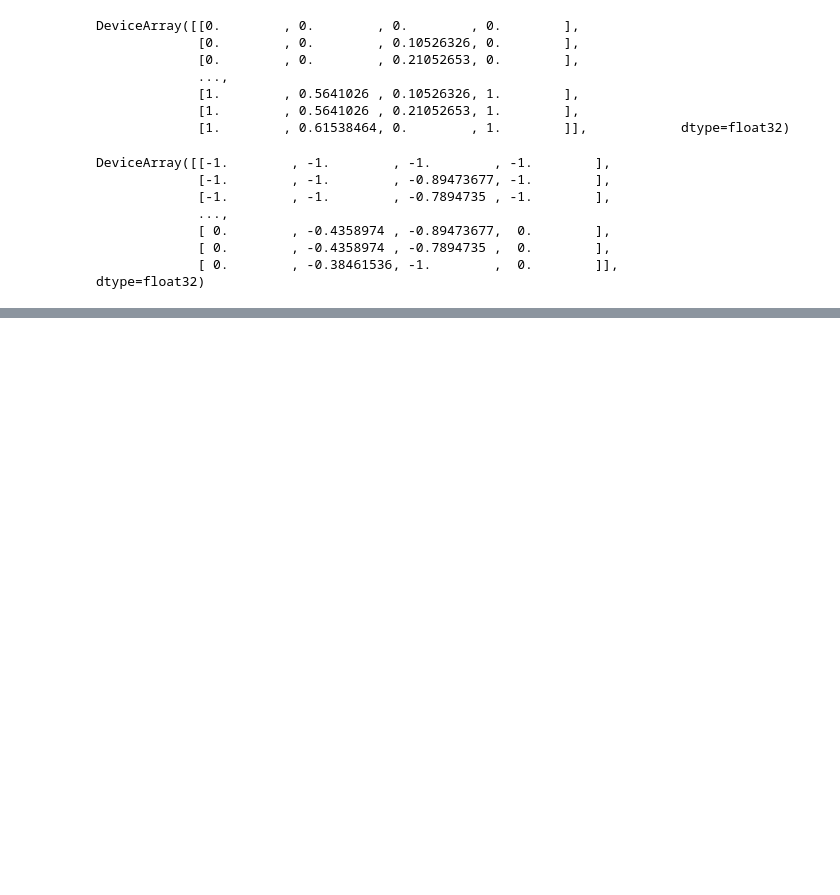
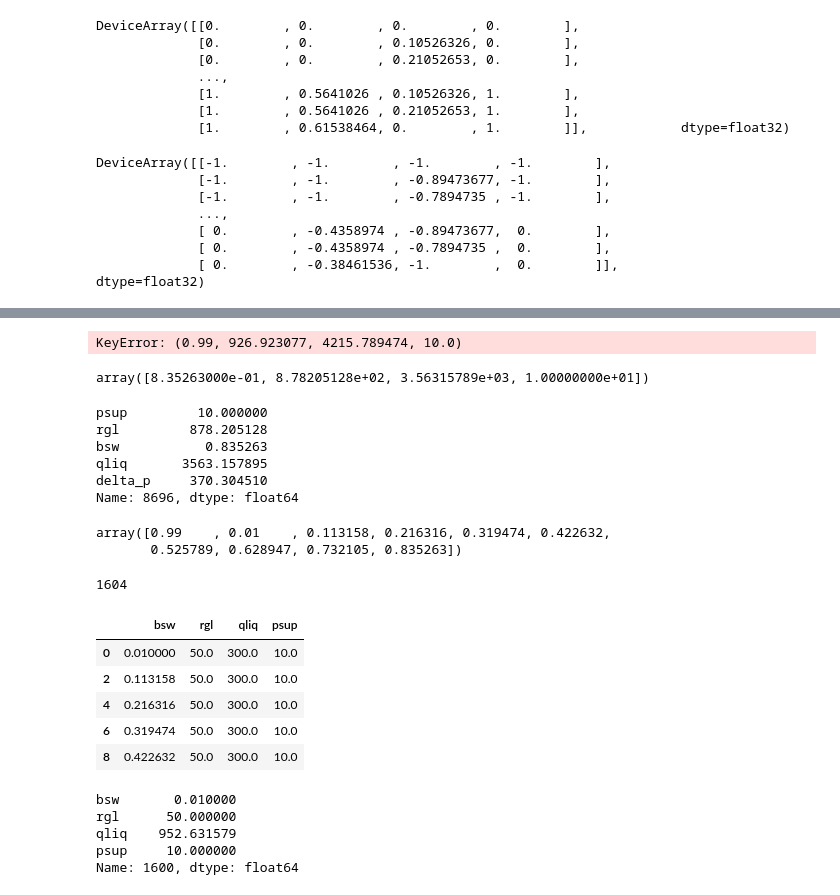
Before and after one commit to brunompacheco/relu-or-pwl, a Jupyter notebook: main.ipynb, the cells around one changed output, grey strips where cells are left out. Cells and saved outputs as stored; diff of their text form; code cells hidden in the pictures; blank space fills up the shorter version.

```diff
--- a/main.ipynb
+++ b/main.ipynb
@@ -153,0 +161,3 @@ DeviceArray([[-1.        , -1.        , -1.        , -1.        ],
+# %%
+model = PWL()
+model.fit(df_train)
@@ -153,0 +168,49 @@ DeviceArray([[-1.        , -1.        , -1.        , -1.        ],
+# %%
+X_ = df_train.round(6)[model.inputs].values
+
+for i in range(len(X_)):
+    x = X_[i]
+    model(x)
+# %% [output]
+KeyError: (0.99, 926.923077, 4215.789474, 10.0)
+# %%
+x
+# %% [output]
+array([8.35263000e-01, 8.78205128e+02, 3.56315789e+03, 1.00000000e+01])
+# %%
+df_train.iloc[i]
+# %% [output]
+psup         10.000000
+rgl         878.205128
+bsw           0.835263
+qliq       3563.157895
+delta_p     370.304510
+Name: 8696, dtype: float64
+# %%
+np.roll(bp, 1)
+# %% [output]
+array([0.99    , 0.01    , 0.113158, 0.216316, 0.319474, 0.422632,
+       0.525789, 0.628947, 0.732105, 0.835263])
+# %%
+2 * 952 - 300
+# %% [output]
+1604
+# %%
+df = df_train.round(6)  # avoid errors when comparing floats
+df = df.sort_values(by=model.inputs[::-1])[['bsw', 'rgl', 'qliq', 'psup']]
+df.head()
+# %% [output]
+|  | bsw | rgl | qliq | psup |
+| 0 | 0.010000 | 50.0 | 300.0 | 10.0 |
+| 2 | 0.113158 | 50.0 | 300.0 | 10.0 |
+| 4 | 0.216316 | 50.0 | 300.0 | 10.0 |
+| 6 | 0.319474 | 50.0 | 300.0 | 10.0 |
+| 8 | 0.422632 | 50.0 | 300.0 | 10.0 |
+# %%
+df.iloc[201]
+# %% [output]
+bsw       0.010000
+rgl      50.000000
+qliq    952.631579
+psup     10.000000
+Name: 1600, dtype: float64
```
Also changed, not shown: parts of 13 cells of this notebook, 1 other file.
